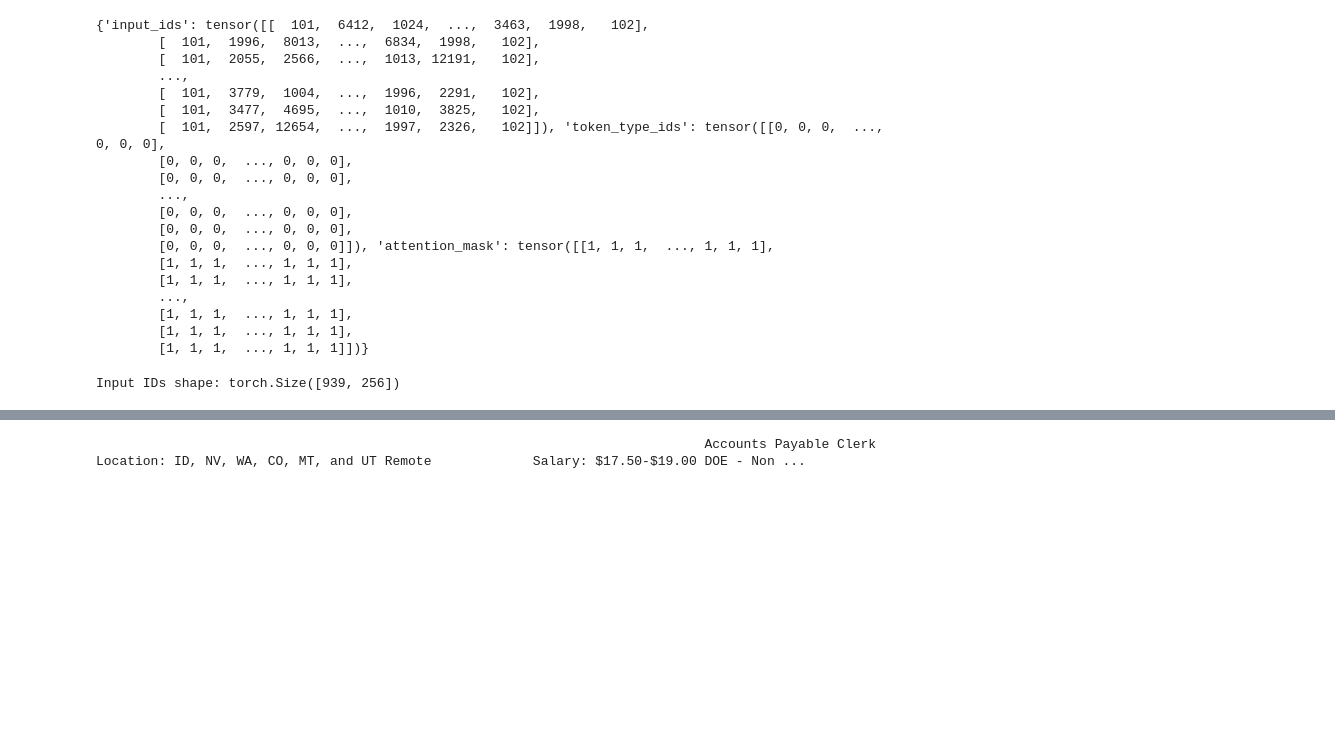
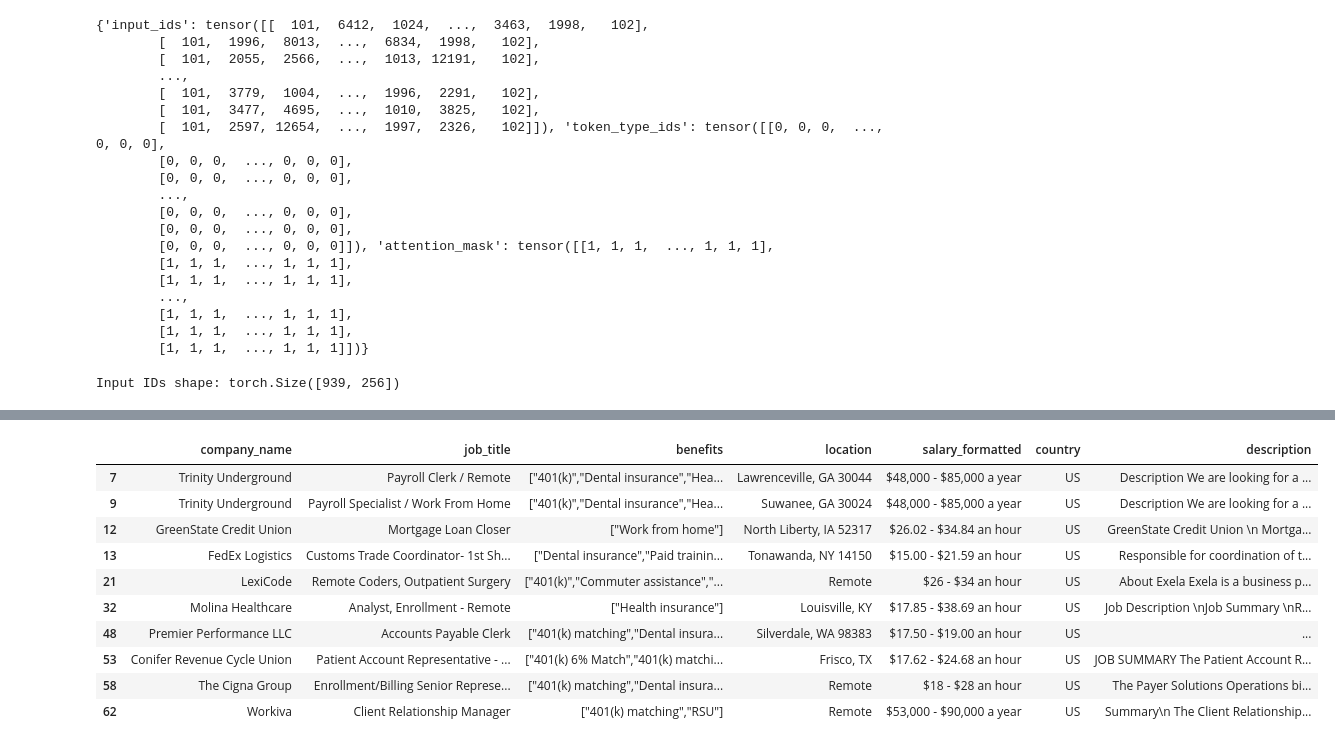
Before and after one commit to Drock54651/NLP-3832-Project-Fraud-Detection, a Jupyter notebook: fraud_final_project.ipynb, the cells around one changed output, grey strips where cells are left out. Saved outputs shown, nothing was run; the diff lists cells and outputs as text; code cells hidden in the pictures; blank space fills up the shorter version.

```diff
--- a/fraud_final_project.ipynb
+++ b/fraud_final_project.ipynb
@@ -1013,7 +1054,17 @@ fraudulent_indices= np.where(binary_predictions == 1)[0]
 # %%
-fraudulent_jobs_df = indeed_job_df_clean.iloc[fraudulent_indices].copy()
+indeed_fraudulent_jobs_df = indeed_job_df_clean.iloc[indeed_fraudulent_indices].copy()
 
-fraudulent_jobs_df.head(10)
-print(fraudulent_jobs_df.iloc[1]["description"])
+indeed_fraudulent_jobs_df.head(10)
+# print(fraudulent_jobs_df.iloc[1]["description"])
 # %% [output]
-                                                                              Accounts Payable Clerk             Location: ID, NV, WA, CO, MT, and UT Remote             Salary: $17.50-$19.00 DOE - Non ...
+|  | company_name | job_title | benefits | location | salary_formatted | country | description |
+| 7 | Trinity Underground | Payroll Clerk / Remote | ["401(k)","Dental insurance","Hea... | Lawrenceville, GA 30044 | $48,000 - $85,000 a year | US | Description We are looking for a ... |
+| 9 | Trinity Underground | Payroll Specialist / Work From Home | ["401(k)","Dental insurance","Hea... | Suwanee, GA 30024 | $48,000 - $85,000 a year | US | Description We are looking for a ... |
+| 12 | GreenState Credit Union | Mortgage Loan Closer | ["Work from home"] | North Liberty, IA 52317 | $26.02 - $34.84 an hour | US | GreenState Credit Union \n Mortga... |
+| 13 | FedEx Logistics | Customs Trade Coordinator- 1st Sh... | ["Dental insurance","Paid trainin... | Tonawanda, NY 14150 | $15.00 - $21.59 an hour | US | Responsible for coordination of t... |
+| 21 | LexiCode | Remote Coders, Outpatient Surgery | ["401(k)","Commuter assistance","... | Remote | $26 - $34 an hour | US | About Exela Exela is a business p... |
+| 32 | Molina Healthcare | Analyst, Enrollment - Remote | ["Health insurance"] | Louisville, KY | $17.85 - $38.69 an hour | US | Job Description \nJob Summary \nR... |
+| 48 | Premier Performance LLC | Accounts Payable Clerk | ["401(k) matching","Dental insura... | Silverdale, WA 98383 | $17.50 - $19.00 an hour | US | ... |
+| 53 | Conifer Revenue Cycle Union | Patient Account Representative - ... | ["401(k) 6% Match","401(k) matchi... | Frisco, TX | $17.62 - $24.68 an hour | US | JOB SUMMARY The Patient Account R... |
+| 58 | The Cigna Group | Enrollment/Billing Senior Represe... | ["401(k) matching","Dental insura... | Remote | $18 - $28 an hour | US | The Payer Solutions Operations bi... |
+| 62 | Workiva | Client Relationship Manager | ["401(k) matching","RSU"] | Remote | $53,000 - $90,000 a year | US | Summary\n The Client Relationship... |
```
Also changed, not shown: parts of 15 cells of this notebook.
